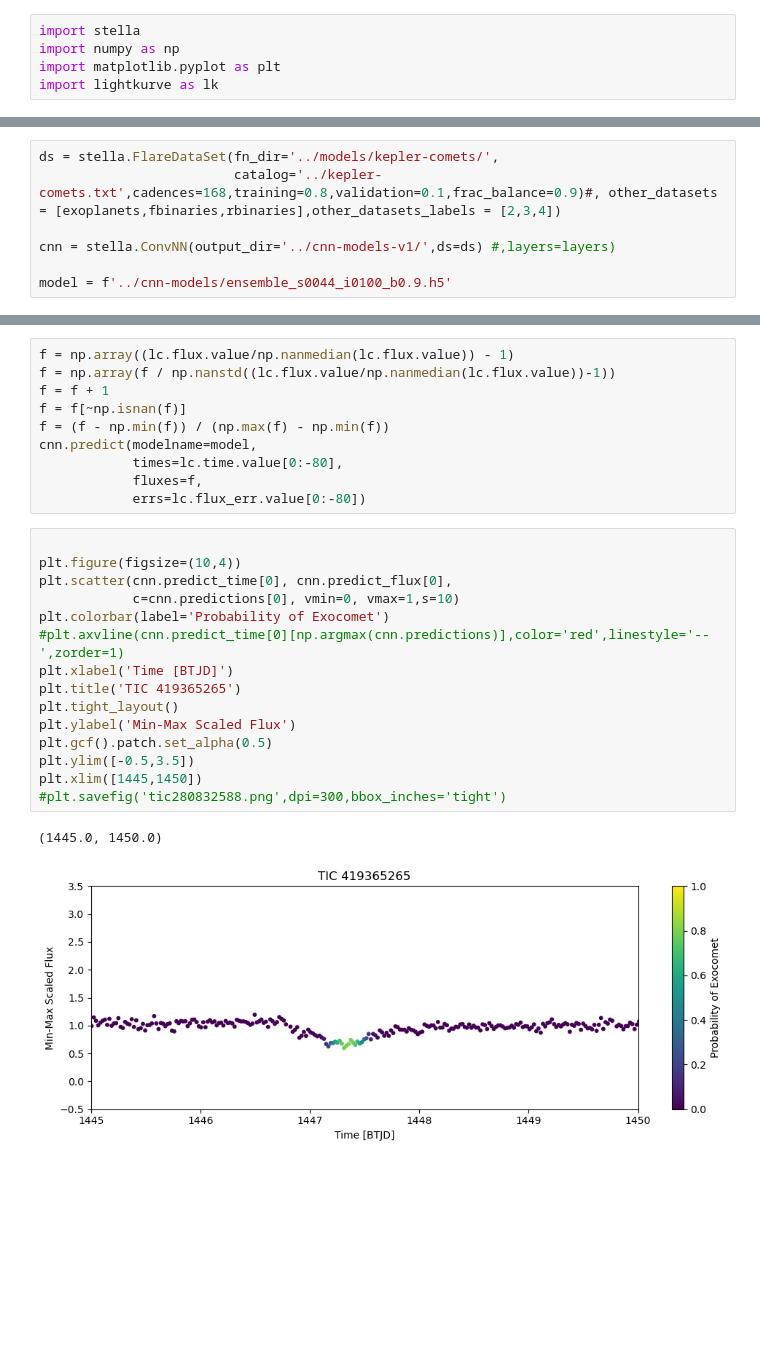
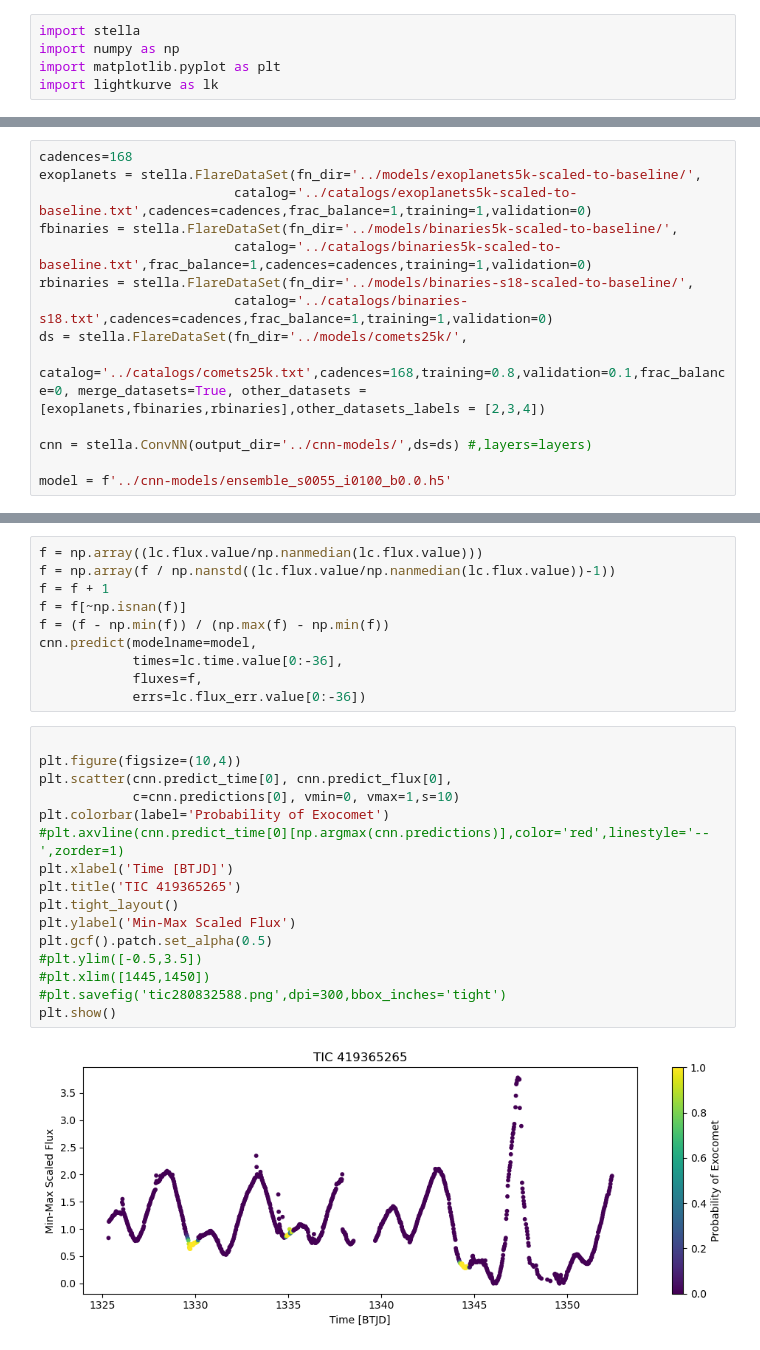
Before and after one commit to azibn/nets2, a Jupyter notebook: notebooks/CNN-test.ipynb, the cells around one changed output, grey strips where cells are left out. Saved outputs shown, nothing was run; the diff lists cells and outputs as text; blank space fills up the shorter version.

```diff
--- a/notebooks/CNN-test.ipynb
+++ b/notebooks/CNN-test.ipynb
@@ -244,9 +246,16 @@ lc = lk.search_lightcurve('KIC 8027456')[10].download()
 # %%
-ds = stella.FlareDataSet(fn_dir='../models/kepler-comets/',
-                         catalog='../kepler-comets.txt',cadences=168,training=0.8,validation=0.1,frac_balance=0.9)#, other_datasets = [exoplanets,fbinaries,rbinaries],other_datasets_labels = [2,3,4])
+cadences=168
+exoplanets = stella.FlareDataSet(fn_dir='../models/exoplanets5k-scaled-to-baseline/',
+                         catalog='../catalogs/exoplanets5k-scaled-to-baseline.txt',cadences=cadences,frac_balance=1,training=1,validation=0)
+fbinaries = stella.FlareDataSet(fn_dir='../models/binaries5k-scaled-to-baseline/',
+                         catalog='../catalogs/binaries5k-scaled-to-baseline.txt',frac_balance=1,cadences=cadences,training=1,validation=0)
+rbinaries = stella.FlareDataSet(fn_dir='../models/binaries-s18-scaled-to-baseline/',
+                         catalog='../catalogs/binaries-s18.txt',cadences=cadences,frac_balance=1,training=1,validation=0)
+ds = stella.FlareDataSet(fn_dir='../models/comets25k/',
+                         catalog='../catalogs/comets25k.txt',cadences=168,training=0.8,validation=0.1,frac_balance=0, merge_datasets=True, other_datasets = [exoplanets,fbinaries,rbinaries],other_datasets_labels = [2,3,4])
 
-cnn = stella.ConvNN(output_dir='../cnn-models-v1/',ds=ds) #,layers=layers)
+cnn = stella.ConvNN(output_dir='../cnn-models/',ds=ds) #,layers=layers)
 
-model = f'../cnn-models/ensemble_s0044_i0100_b0.9.h5'
+model = f'../cnn-models/ensemble_s0055_i0100_b0.0.h5'
 # %% [output]
 Reading in training set files.
@@ -266,28 +263,28 @@ Approximate class imbalance: 23.0
 # %%
-f = np.array((lc.flux.value/np.nanmedian(lc.flux.value)) - 1)
+f = np.array((lc.flux.value/np.nanmedian(lc.flux.value)))
 f = np.array(f / np.nanstd((lc.flux.value/np.nanmedian(lc.flux.value))-1))
 f = f + 1
 f = f[~np.isnan(f)]
 f = (f - np.min(f)) / (np.max(f) - np.min(f))
 cnn.predict(modelname=model,
-            times=lc.time.value[0:-80],
+            times=lc.time.value[0:-36],
             fluxes=f,
-            errs=lc.flux_err.value[0:-80])
+            errs=lc.flux_err.value[0:-36])
 # %%
 
 plt.figure(figsize=(10,4))
 plt.scatter(cnn.predict_time[0], cnn.predict_flux[0],
             c=cnn.predictions[0], vmin=0, vmax=1,s=10)
 plt.colorbar(label='Probability of Exocomet')
 #plt.axvline(cnn.predict_time[0][np.argmax(cnn.predictions)],color='red',linestyle='--',zorder=1)
 plt.xlabel('Time [BTJD]')
 plt.title('TIC 419365265')
 plt.tight_layout()
 plt.ylabel('Min-Max Scaled Flux')
 plt.gcf().patch.set_alpha(0.5)
-plt.ylim([-0.5,3.5])
-plt.xlim([1445,1450])
+#plt.ylim([-0.5,3.5])
+#plt.xlim([1445,1450])
 #plt.savefig('tic280832588.png',dpi=300,bbox_inches='tight')
+plt.show()
 # %% [output]
-(1445.0, 1450.0)
-[figure, old version]
+[figure, new version]
```
Also changed, not shown: parts of 21 cells of this notebook, 6 other files.
